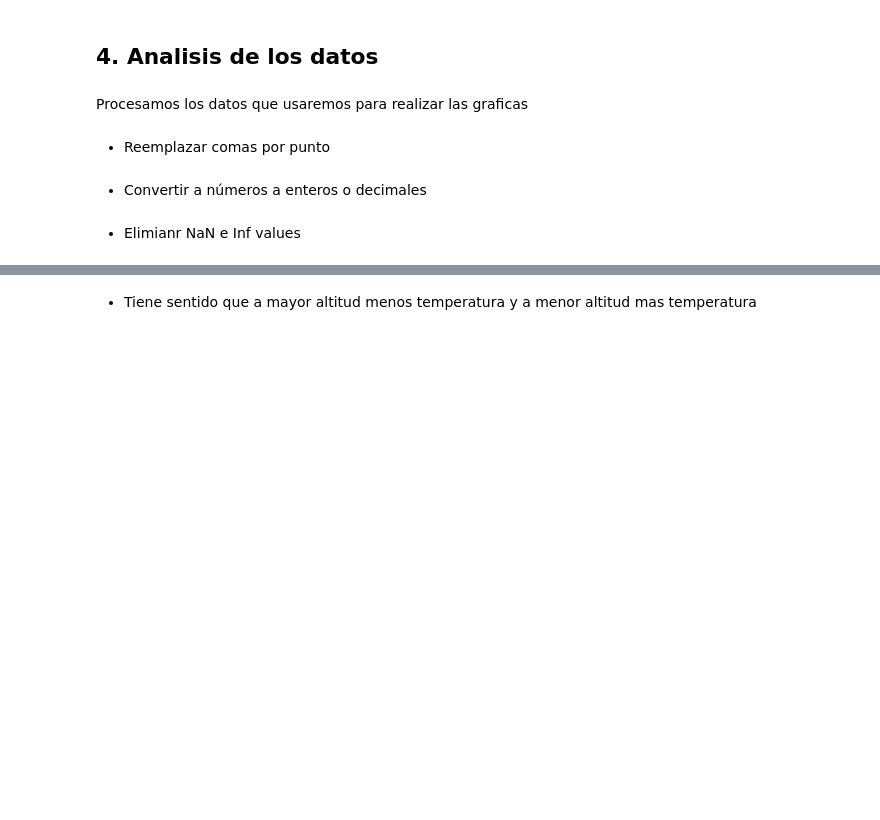
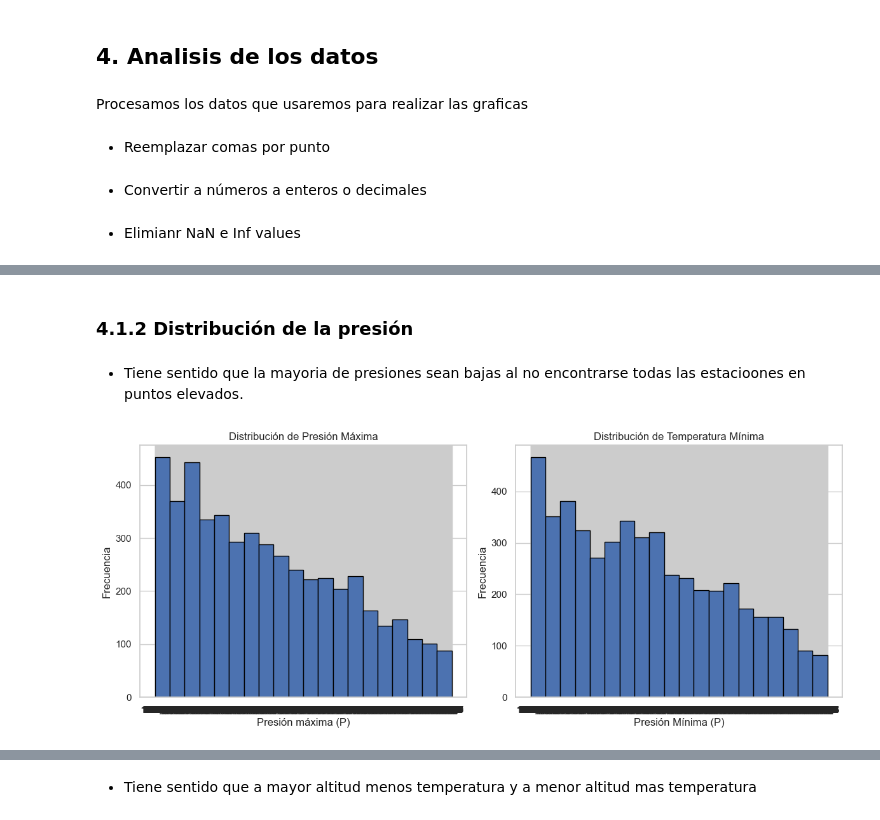
Before and after one commit to guti10x/Aemet, a Jupyter notebook: AEMET_API_requests.ipynb, the cells around one changed output, grey strips where cells are left out. Drawn from its saved outputs; the diff is of its cells as text; code cells hidden in the pictures; blank space fills up the shorter version.

```diff
--- a/AEMET_API_requests.ipynb
+++ b/AEMET_API_requests.ipynb
@@ -281,0 +320,25 @@ data = data.dropna()
+# %% [markdown]
+### 4.1.2 Distribución de la presión
+# %% [markdown]
+- Tiene sentido que la mayoria de presiones sean bajas al no encontrarse todas las estacioones en puntos elevados.
+# %%
+# Crear una cuadrícula de gráficos (1 fila, 2 columnas)
+fig, axs = plt.subplots(1, 2, figsize=(12, 5))
+
+# Histograma para Temperatura Media (tmed)
+axs[0].hist(data['presMax'], bins=20, edgecolor='black')
+axs[0].set_title('Distribución de Presión Máxima')
+axs[0].set_xlabel('Presión máxima (P)')
+axs[0].set_ylabel('Frecuencia')
+
+# Histograma para Temperatura Mínima (tmin)
+axs[1].hist(data['presMin'], bins=20, edgecolor='black')
+axs[1].set_title('Distribución de Temperatura Mínima')
+axs[1].set_xlabel('Presión Mínima (P)')
+axs[1].set_ylabel('Frecuencia')
+
+# Ajustar diseño y mostrar los gráficos
+plt.tight_layout()
+plt.show()
+# %% [output]
+[figure, added]
```
Also changed, not shown: parts of 30 cells of this notebook.
